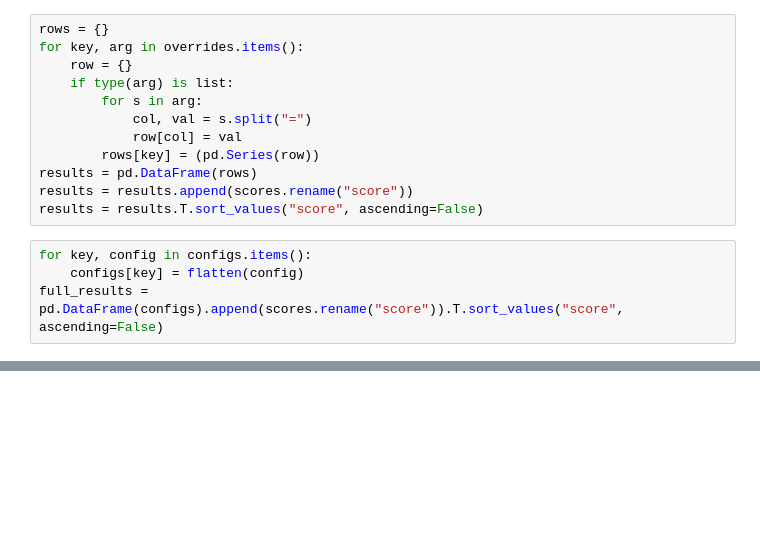
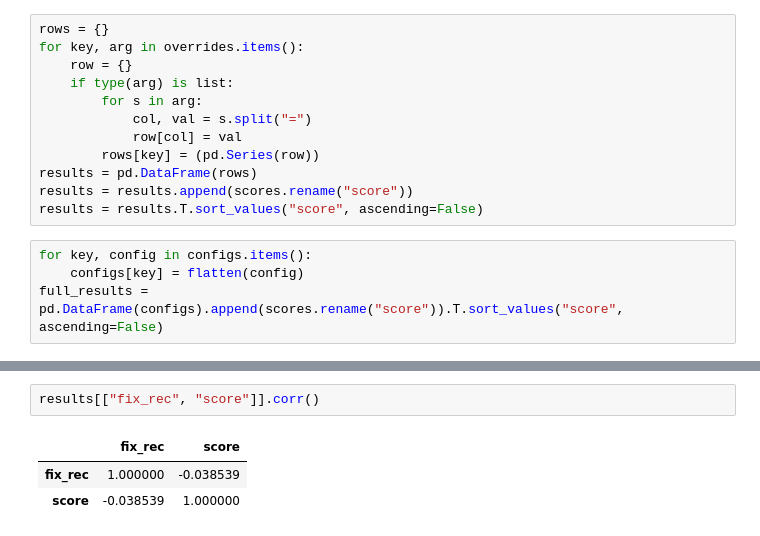
Before and after one commit to mandrecki/rl_trickery, a Jupyter notebook: notebooks/multirun_analyse.ipynb, the cells around one changed output, grey strips where cells are left out. Cells and saved outputs as stored; diff of their text form; blank space fills up the shorter version.

```diff
--- a/notebooks/multirun_analyse.ipynb
+++ b/notebooks/multirun_analyse.ipynb
@@ -148,0 +208,6 @@ for target_var in target_vars:
+# %%
+results[["fix_rec", "score"]].corr()
+# %% [output]
+|  | fix_rec | score |
+| fix_rec | 1.000000 | -0.038539 |
+| score | -0.038539 | 1.000000 |
```
Also changed, not shown: parts of 12 cells of this notebook, 7 other files.
